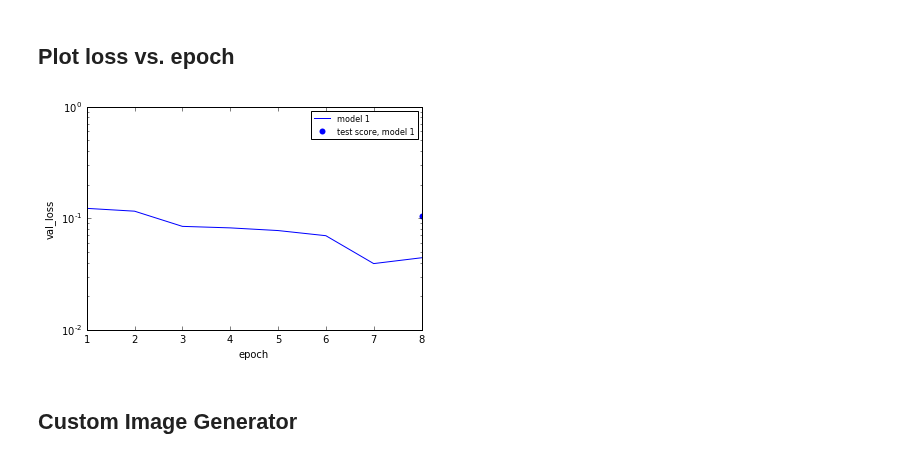
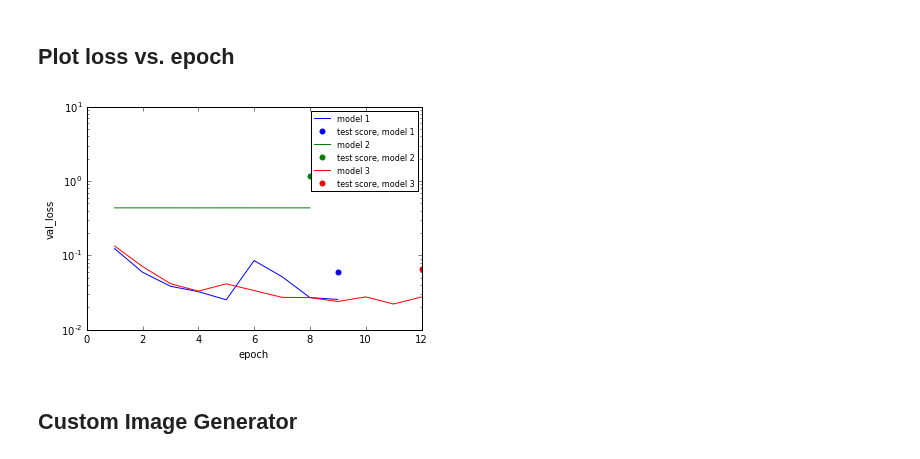
Before and after one commit to silburt/moon-craters, a Jupyter notebook: Mask_generator_analysis_ari.ipynb, the cells around one changed output. Saved outputs shown, nothing was run; the diff lists cells and outputs as text; code cells hidden in the pictures.

```diff
--- a/Mask_generator_analysis_ari.ipynb
+++ b/Mask_generator_analysis_ari.ipynb
@@ -205,28 +205,28 @@ ax4.set_title('difference (mse) = %.3f'%diff)
 # %% [markdown]
 ## Plot loss vs. epoch
 # %%
-filename = 'output_dir/unet_s256_rings_pred.txt'
+filename = 'output_dir/unet_s256_rings_predfull.txt'
 #filename = 'models/good_models/FCNforkskip_imggen_lmbda0.0e+00.txt'
 
 epoch_score, N_models = [], 0
 lines = open(filename, 'r').readlines()
 for line in lines:
     if "val_loss:" in line:
         epoch_score.append(float(line.split('val_loss:')[1]))
     elif "Test Score is" in line:
         N_models += 1
         test_score, n_epochs = float(line.split('Test Score is')[1]), len(epoch_score)
         p = plt.plot(np.arange(n_epochs)+1, epoch_score, label='model %d'%N_models)
         plt.plot(n_epochs, test_score, 'o', color=p[0].get_color(), mew=0, label='test score, model %d'%N_models)
         plt.legend(fontsize=8, numpoints=1)
         epoch_score = []
 
 plt.plot(np.arange(len(epoch_score))+1, epoch_score)
 plt.xlabel('epoch')
 plt.ylabel('val_loss')
 plt.yscale('log')
 # %% [output]
-[figure, old version]
+[figure, new version]
 # %% [markdown]
 ## Custom Image Generator
 # %%
```
Also changed, not shown: parts of 4 cells of this notebook, 2 other files.
